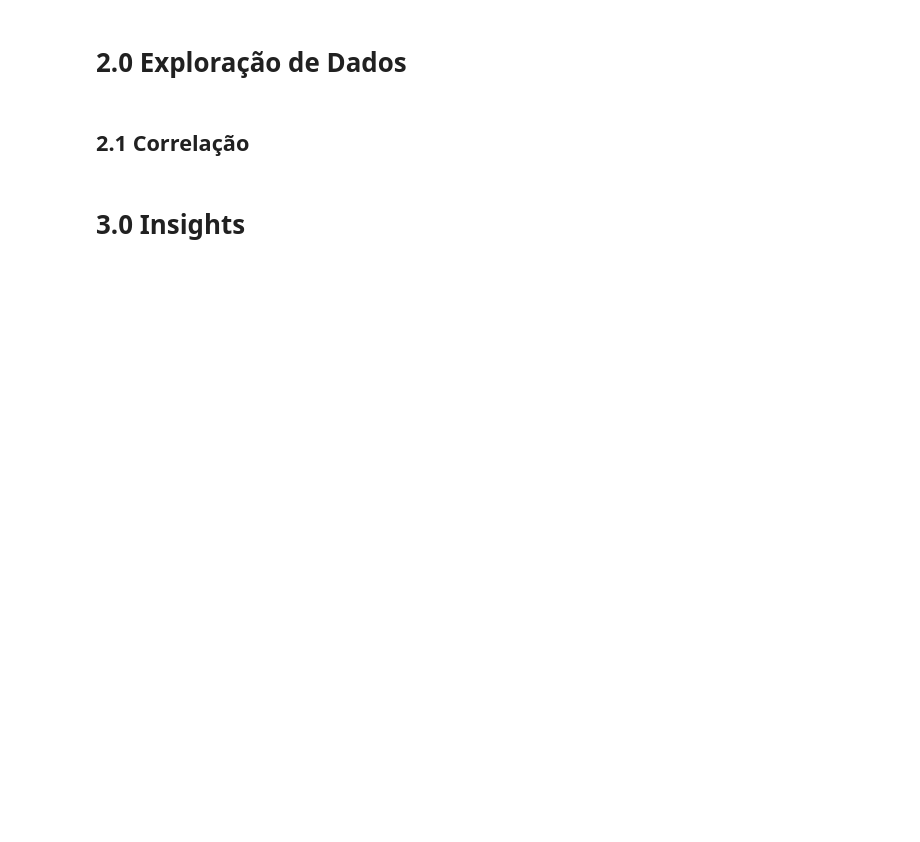
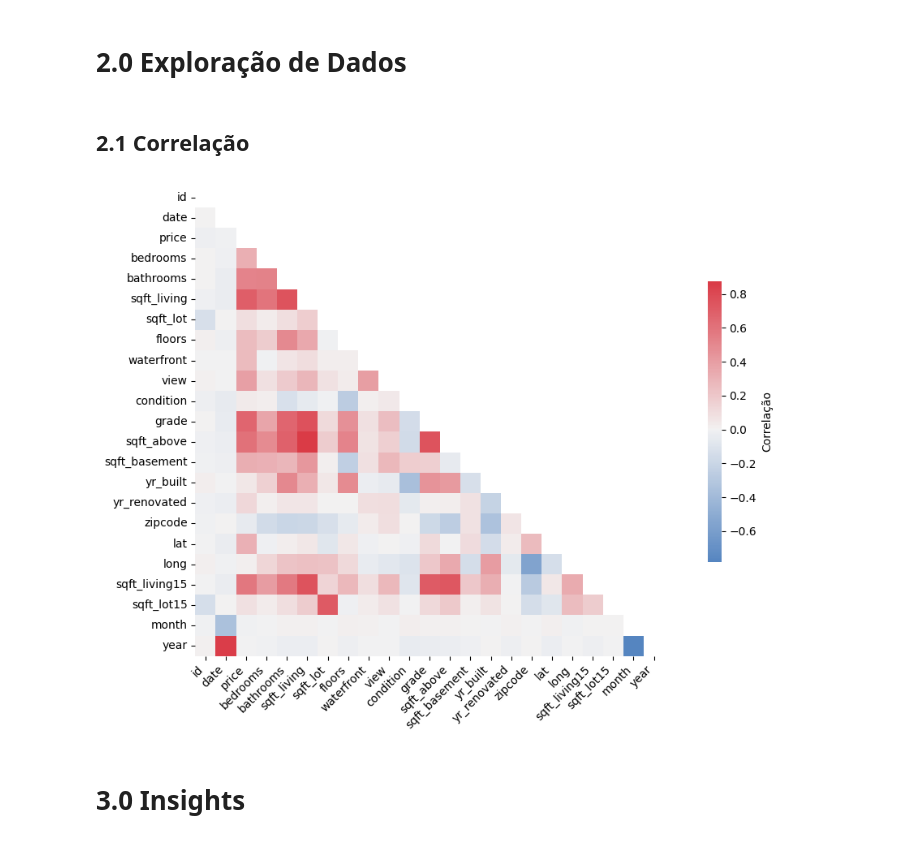
Before and after one commit to RafaelFreire92/rocket-house-project, a Jupyter notebook: Insights.ipynb, the cells around one changed output. Cells and saved outputs as stored; diff of their text form; code cells hidden in the pictures; blank space fills up the shorter version.

```diff
--- a/Insights.ipynb
+++ b/Insights.ipynb
@@ -110,20 +194,23 @@ df['bedrooms'].unique()
 # %% [markdown]
 ## 2.1 Correlação
 # %%
-matrix = np.triu(df.corr())
+df_heatmap = df.drop(['bf1955','renovated', 'basement','condition_type','season'],axis=1)
+matrix = np.triu(df_heatmap.corr())
 
 cmap = sns.diverging_palette(250, 10, as_cmap=True)
-ax = sns.heatmap(df.corr(), cmap = cmap, square = True, cbar_kws={"shrink": .6}, annot = False, center = 0, mask = matrix);
+ax = sns.heatmap(df_heatmap.corr(), cmap = cmap, square = True, cbar_kws={"shrink": .6}, annot = False, center = 0, mask = matrix);
 
 # Rotacione as legendas dos eixos x e y em 45 graus
 ax.set_xticklabels(ax.get_xticklabels(), rotation=45, ha='right')
 
 # Adicione uma legenda
 cbar = ax.collections[0].colorbar
 cbar.set_label('Correlação')
 
 plt.subplots_adjust(bottom=0.15, left=0.15)
 plt.tight_layout()
+# %% [output]
+[figure, added]
 # %% [markdown]
 # 3.0 Insights
 # %%
```
Also changed, not shown: parts of 26 cells of this notebook, 1 other file.
